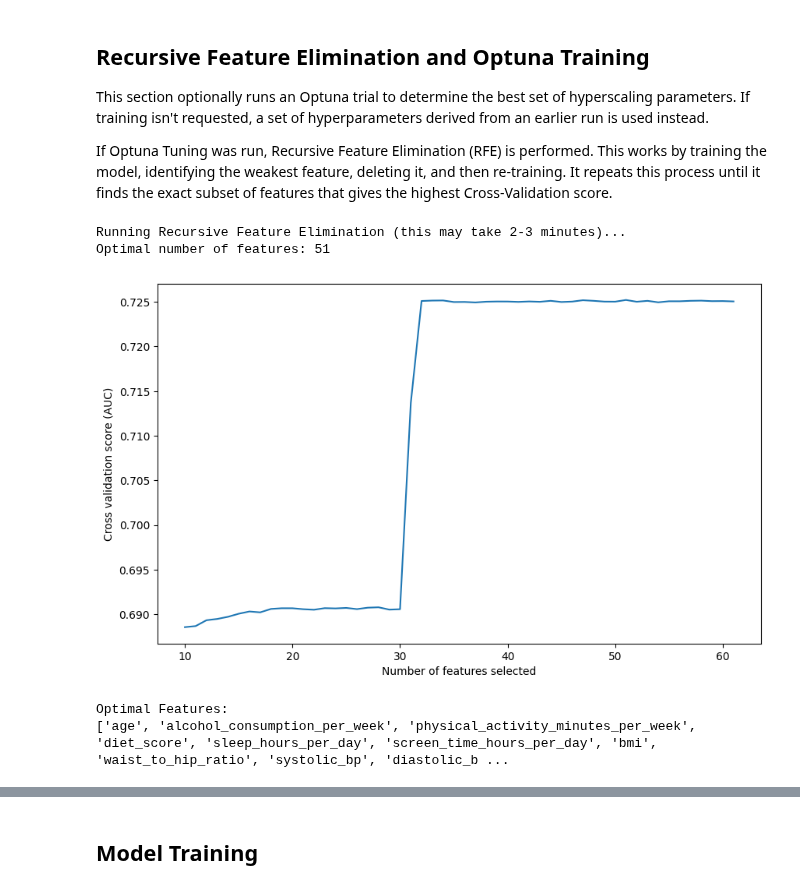
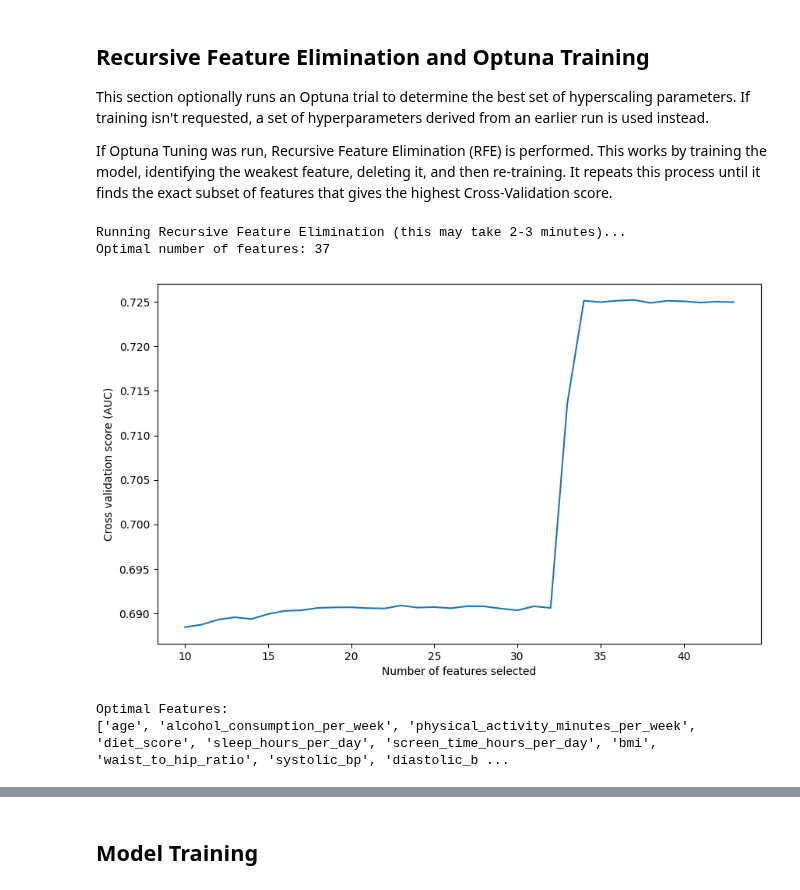
Before and after one commit to SteveTarter/kaggle-playground-series, a Jupyter notebook: 2025/s5e12/ps-s5e12-lightgbm.ipynb, the cells around one changed output, grey strips where cells are left out. Saved outputs shown, nothing was run; the diff lists cells and outputs as text; code cells hidden in the pictures.

```diff
--- a/2025/s5e12/ps-s5e12-lightgbm.ipynb
+++ b/2025/s5e12/ps-s5e12-lightgbm.ipynb
@@ -109,7 +109,8 @@ seed = configure_notebook(max_columns = None, max_rows = None)
 
 TARGET = 'diagnosed_diabetes'
 USE_GPU = True
-PERFORM_OPTUNA_TUNING = True
+PERFORM_RFE = False
+PERFORM_OPTUNA_TUNING = False
 # %% [markdown]
 ## Read and Examine the Training Dataset
 # %%
@@ -172,8 +173,7 @@ fe_strategies = [
     'interactions',
     'ratios',
     'log',
-    'polynomials',
-    'one_hot_encoding'
+    'polynomials'
 ]
 # %%
 print('Performing initial feature engineering.')
@@ -213,7 +213,7 @@ If Optuna Tuning was run, Recursive Feature Elimination (RFE) is performed.  Thi
 # LightGBM handles CPU parallelism very well, but use 1 job if using GPU to avoid contention
 n_jobs = 1 if USE_GPU else -1
 
-if PERFORM_OPTUNA_TUNING:
+if PERFORM_RFE:
     # Suppress the specific XGBoost warning to clean up the output
     warnings.filterwarnings('ignore', message='.*Falling back to prediction using DMatrix.*')
 
@@ -252,6 +252,22 @@ if PERFORM_OPTUNA_TUNING:
     # We use the exact same params that found the signal in the noise
     clf = lgb.LGBMClassifier(**rfe_params)
 
+    # Convert object columns to 'category' dtype
+    X_rfe = X.copy()
+
+    # Identify string/object columns
+    cat_cols = X_rfe.select_dtypes(include=['object', 'category']).columns.tolist()
+
+    if cat_cols:
+        # Use OrdinalEncoder to turn "Female" -> 0, "Male" -> 1
+        oe = OrdinalEncoder(handle_unknown='use_encoded_value', unknown_value=-1)
+        X_rfe[cat_cols] = oe.fit_transform(X_rfe[cat_cols])
+
+        # Ensure they are cast to integer type for XGBoost
+        # We cast to 'category' type so XGBoost knows to treat them as discrete
+        for col in cat_cols:
+            X_rfe[col] = X_rfe[col].astype('category')
+
     # Initialize RFECV
     # step=1: remove 1 feature at a time (most precise)
     # min_features_to_select=10: Don't go below 10 features
@@ -266,7 +282,7 @@ if PERFORM_OPTUNA_TUNING:
     )
 
     print('Running Recursive Feature Elimination (this may take 2-3 minutes)...')
-    rfecv.fit(X, y)
+    rfecv.fit(X_rfe, y)
 
     # Results
     print(f'Optimal number of features: {rfecv.n_features_}')
@@ -314,35 +330,35 @@ else:
         'vai_proxy',
         'lap_proxy',
         'bp_class',
         'age_bmi_interaction',
         'sedentary_ratio',
         'cholesterol_risk_ratio',
         'bp_ratio',
         'whr_bmi_product',
         'triglycerides_log',
         'screen_time_log',
         'age_sq',
         'bmi_sq',
         'cluster_label',
         'gender_Female',
         'ethnicity_Hispanic',
         'ethnicity_Other',
         'ethnicity_White',
         'education_level_Highschool',
         'education_level_Postgraduate',
         'income_level_Middle',
         'smoking_status_Current',
         'smoking_status_Never',
         'employment_status_Employed',
         'employment_status_Retired'
     ])
 
 print('\nOptimal Features:')
 print(optimal_cols.tolist())
 # %% [output]
 Running Recursive Feature Elimination (this may take 2-3 minutes)...
-Optimal number of features: 51
+Optimal number of features: 37
-[figure, old version]
+[figure, new version]
 Optimal Features:
 ['age', 'alcohol_consumption_per_week', 'physical_activity_minutes_per_week', 'diet_score', 'sleep_hours_per_day', 'screen_time_hours_per_day', 'bmi', 'waist_to_hip_ratio', 'systolic_bp', 'diastolic_b ...
 # %%
```
Also changed, not shown: parts of 8 cells of this notebook, 8 other files.
